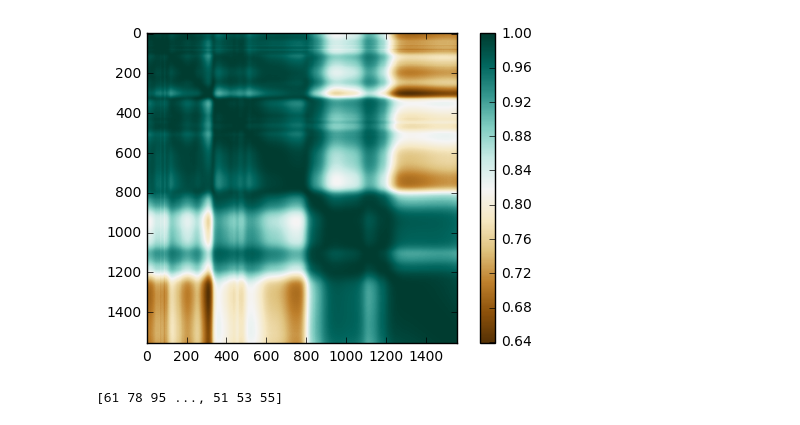
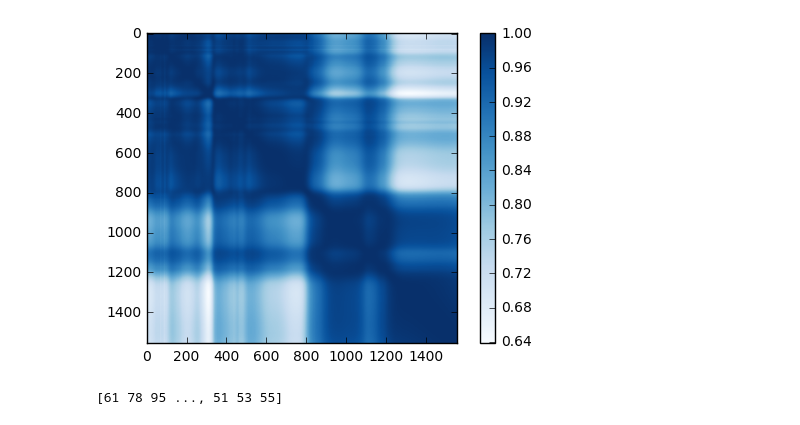
Before and after one commit to samuel1a0/charla_py, a Jupyter notebook: Recursive Feature Elimination V1.ipynb, the cells around one changed output. Cells and saved outputs as stored; diff of their text form; code cells hidden in the pictures.

```diff
--- a/Recursive Feature Elimination V1.ipynb
+++ b/Recursive Feature Elimination V1.ipynb
@@ -91,14 +26,14 @@ loader.load_all()
 data = loader.get_all()
 # %%
 std = StandardScaler()
-data['n_clase'] = np.where(data['clase']=='sin adulterar', 0, 1)
-normalized = std.fit_transform(data.iloc[:,:-2])
+target = np.where(data['clase']=='sin adulterar', 0, 1)
+normalized = std.fit_transform(data.iloc[:,:-1])
 # %%
 cor_data = pd.DataFrame(normalized).corr()
 
 fig = plt.figure()
-plt.imshow(cor_data, interpolation="nearest", cmap=plt.cm.BrBG)
+plt.imshow(cor_data, interpolation="nearest", cmap=plt.cm.Blues)
 plt.colorbar()
 plt.show()
 # %% [output]
-[figure, old version]
+[figure, new version]
```
Also changed, not shown: parts of 8 cells of this notebook, 7 other files.
